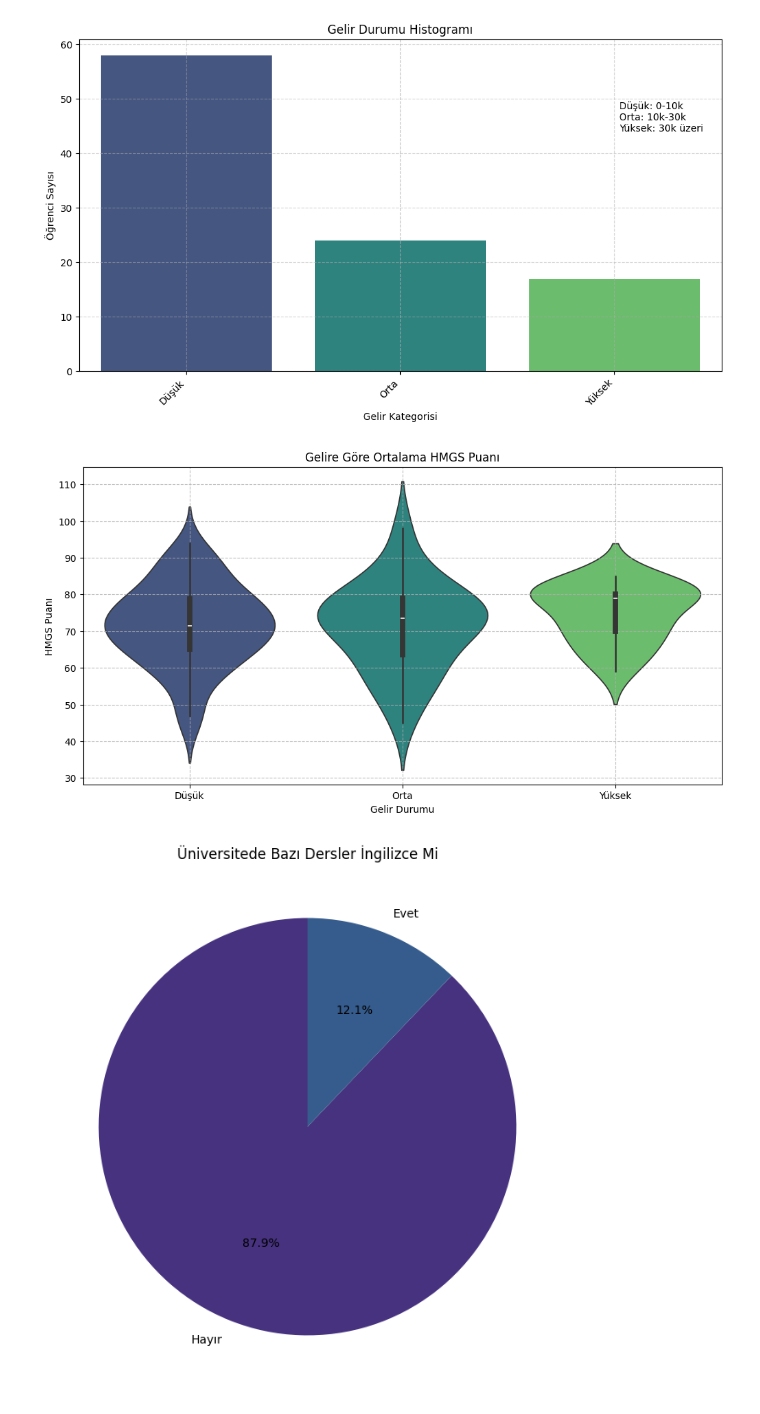
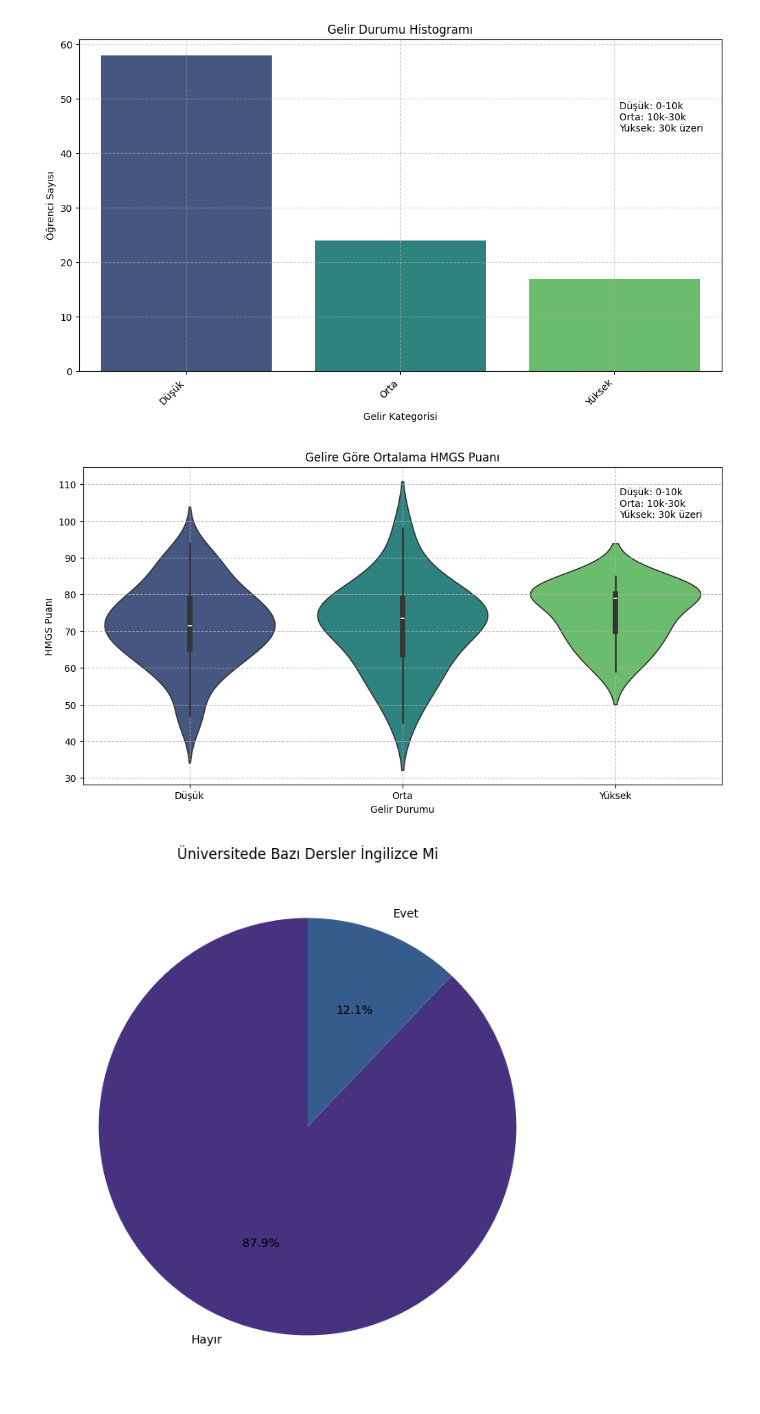
Before and after one commit to kemaldoguoktay/hmgs-analiz, a Jupyter notebook: hmgs.ipynb, the cells around one changed output. Saved outputs shown, nothing was run; the diff lists cells and outputs as text; code cells hidden in the pictures.

```diff
--- a/hmgs.ipynb
+++ b/hmgs.ipynb
@@ -994,13 +994,14 @@ plt.show()
 # %%
 plt.figure(figsize=(12, 6))
 sns.violinplot(data=df, x='gelir_durumu', y="hmgs", palette="viridis")
 plt.xlabel('Gelir Durumu')
 plt.ylabel('HMGS Puanı')
 plt.grid(True, linestyle='--', alpha=0.8)
 plt.title('Gelire Göre Ortalama HMGS Puanı')
+plt.text(2.02,101,"Düşük: 0-10k\nOrta: 10k-30k\nYüksek: 30k üzeri")
 plt.show()
 # %% [output]
-[figure, old version]
+[figure, new version]
 # %%
 df['üni_ing_mi'].value_counts().plot(kind='pie', autopct='%1.1f%%', figsize=(8, 8), startangle=90, colors=sns.color_palette('viridis'))
 plt.title('Üniversitede Bazı Dersler İngilizce Mi')
```
Also changed, not shown: parts of 3 cells of this notebook.
